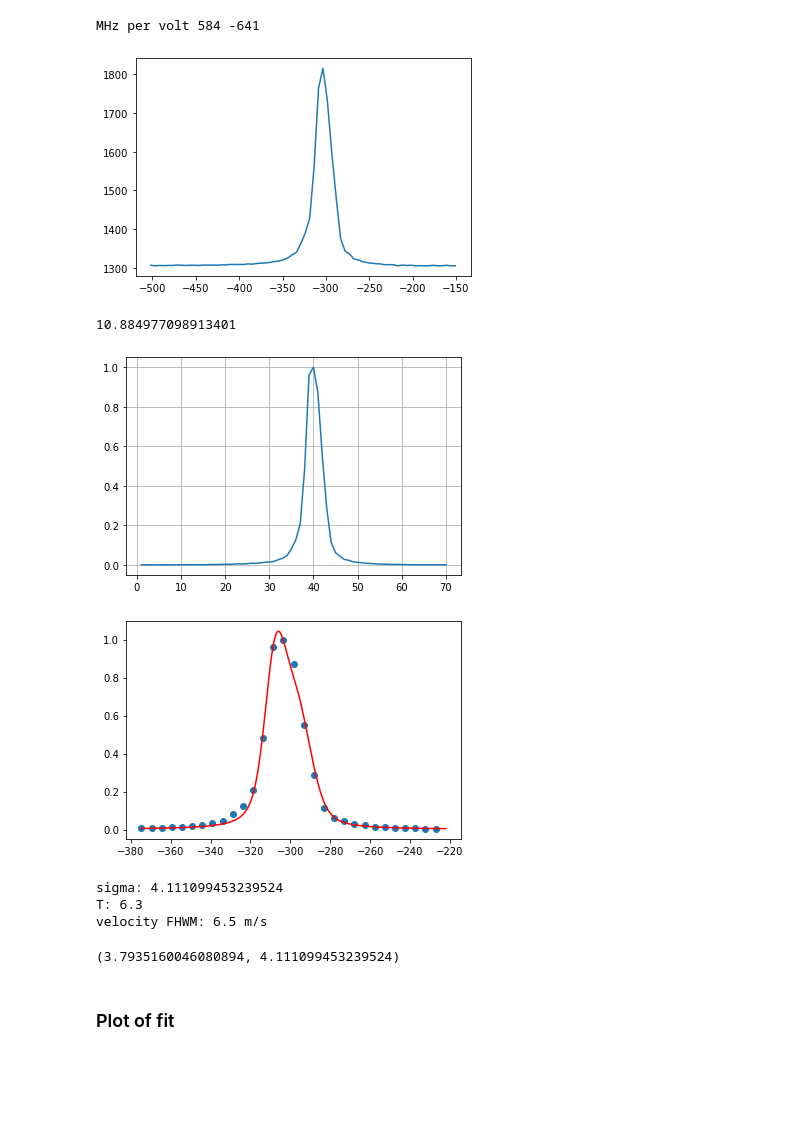
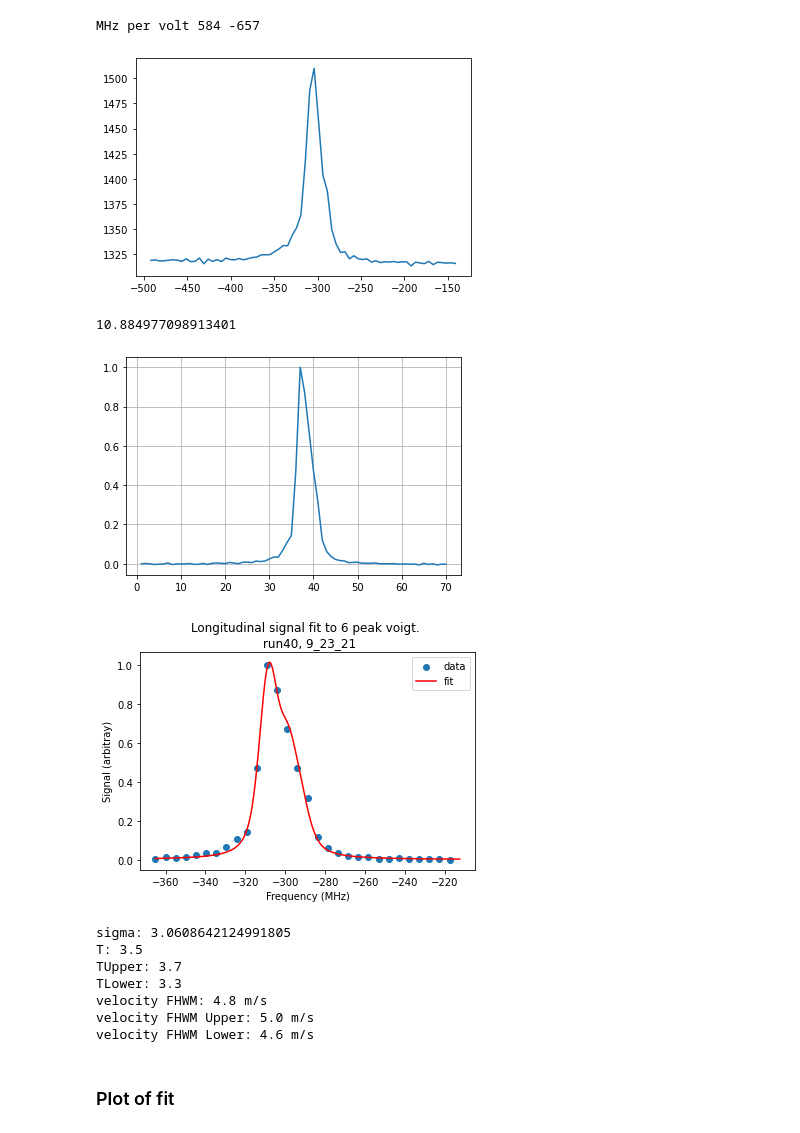
Before and after one commit to BillyTheKidPhysicist/pythonNotebooksAndTools, a Jupyter notebook: farFieldLongitduinalTemp.ipynb, the cells around one changed output. Drawn from its saved outputs; the diff is of its cells as text; code cells hidden in the pictures; blank space fills up the shorter version.

```diff
--- a/farFieldLongitduinalTemp.ipynb
+++ b/farFieldLongitduinalTemp.ipynb
@@ -13,13 +13,13 @@ I0=(10e-6)*100**2 #convert to watts/ m^2
 
 sigmaLaserJitterMeasured=1.6 #MHz. measured on day of data taking
 
-fitsFile=fits.open('run43Far.fits') #9_23_21
+fitsFile=fits.open('run40Far.fits') #9_23_21
 imagesArrRaw=fitsFile[0].data
 imagesArrRaw=imagesArrRaw.astype(float) #need to convert to float from int16
 imagesArrRaw=np.flip(imagesArrRaw,axis=1)
 
 
-DAQData=np.loadtxt('run43DAQData.csv',delimiter=',')
+DAQData=np.loadtxt('run40DAQData.csv',delimiter=',')
 MHzArr=MHzScale(DAQData).make_MHZ_Scale(False)
 startVolt,stopVolt=-1.5,-.9
 
@@ -31,8 +31,8 @@ imagesMHzArr=P[1]+P[0]*imageVoltArr
 plt.plot(imagesMHzArr,np.mean(np.mean(imagesArrRaw,axis=1),axis=1))
 plt.show()
 # %% [output]
-MHz per volt 584 -641
+MHz per volt 584 -657
-[figure, old version]
+[figure, new version]
 # %%
 #scattering rate
 lam=671e-9
@@ -97,7 +97,7 @@ def extract_Sub_Image_From_Fits_Coords(images,xFitsCoord,yFitsCoord,xWidth,yWidt
 %matplotlib inline
 background=imagesArrRaw[0]
 imagesArr=imagesArrRaw-background
-xFits=150
+xFits=250#120
 yFits=145
 width=3
 
@@ -110,7 +110,7 @@ plt.plot(np.arange(1,71),spectralProfile)
 plt.grid()
 plt.show()
 # %% [output]
-[figure, old version]
+[figure, new version]
 # %%
 #need multi peak fit
 import globalVariables as gv
@@ -139,41 +139,57 @@ def _multi_Voigt(freq, freq0, a,b, sigma,sigmaLaserJitter=sigmaLaserJitterMeasur
     val=0.0
     #F=2 transition
     val+=a2*_voigt(freq, freq0+gv.F1Sep/1E6, gv.S21, sigma)
     val+=a2*_voigt(freq, freq0+gv.F2Sep/1E6, gv.S22, sigma)
     val+=a2*_voigt(freq, freq0+gv.F3Sep/1E6, gv.S23, sigma)
     # F=1 transition
     val+=a1*_voigt(freq, freq0+gv.F0Sep/1E6, gv.S10, sigma)
     val+=a1*_voigt(freq, freq0+gv.F1Sep/1E6, gv.S11, sigma)
     val+=a1*_voigt(freq, freq0+gv.F2Sep/1E6, gv.S12, sigma)
     return val+b
 guess=[imagesMHzArr[np.argmax(spectralProfile)],spectralProfile.max(),0.0,5.0]
 bounds=[(-np.inf,0.0,-np.inf,0.0),(np.inf,np.inf,np.inf,np.inf)]
 params,pcov=spo.curve_fit(_multi_Voigt,imagesMHzArr,spectralProfile,p0=guess,bounds=bounds)
 # params[-1]=2.0
 perr = np.sqrt(np.diag(pcov))
 %matplotlib inline
 indexStart=25
 indexEnd=15
 xPLot=np.linspace(imagesMHzArr[indexStart],imagesMHzArr[-indexEnd],10_000)
-plt.scatter(imagesMHzArr[indexStart:-indexEnd],spectralProfile[indexStart:-indexEnd])
-plt.plot(xPLot,_multi_Voigt(xPLot,*params),c='r')
+
+plt.scatter(imagesMHzArr[indexStart:-indexEnd],spectralProfile[indexStart:-indexEnd],label='data')
+plt.plot(xPLot,_multi_Voigt(xPLot,*params),c='r',label='fit')
+plt.title('Longitudinal signal fit to 6 peak voigt. \n run40, 9_23_21')
+plt.xlabel('Frequency (MHz)')
+plt.ylabel('Signal (arbitray)')
+plt.legend()
 plt.show()
 sigmaMHz=params[-1]
 sigmaMHz=sigmaMHz/np.cos(angle) #account for angle
 sigmaMHz_Error=perr[-1]/np.cos(angle)
 
 sigmaVelocity=(sigmaMHz+0*perr[-1])/1.5
+sigmaVelocityLower=(sigmaMHz-perr[-1])/1.5
+sigmaVelocityUpper=(sigmaMHz+perr[-1])/1.5
+TUpper=sigmaVelocityUpper**2*m/kb
+TLower=sigmaVelocityLower**2*m/kb
 T=sigmaVelocity**2*m/kb
 print('sigma:',sigmaMHz)
 print('T:',np.round(1e3*T,1))
+print('TUpper:',np.round(1e3*TUpper,1))
+print('TLower:',np.round(1e3*TLower,1))
 print('velocity FHWM:',np.round(2.355*sigmaVelocity,1),'m/s')
-np.sqrt(sigmaMHz**2-(np.sin(angle)*8.0)**2)/np.cos(angle),sigmaMHz
+print('velocity FHWM Upper:',np.round(2.355*sigmaVelocityUpper,1),'m/s')
+print('velocity FHWM Lower:',np.round(2.355*sigmaVelocityLower,1),'m/s')
+# np.sqrt(sigmaMHz**2-(np.sin(angle)*8.0)**2)/np.cos(angle),sigmaMHz
 # %% [output]
-[figure, old version]
+[figure, new version]
-sigma: 4.111099453239524
-T: 6.3
-velocity FHWM: 6.5 m/s
+sigma: 3.0608642124991805
+T: 3.5
+TUpper: 3.7
+TLower: 3.3
+velocity FHWM: 4.8 m/s
+velocity FHWM Upper: 5.0 m/s
+velocity FHWM Lower: 4.6 m/s
-(3.7935160046080894, 4.111099453239524)
 # %% [markdown]
 ### Plot of fit
 # %%
```
Also changed, not shown: parts of 3 cells of this notebook, 1 other file.
